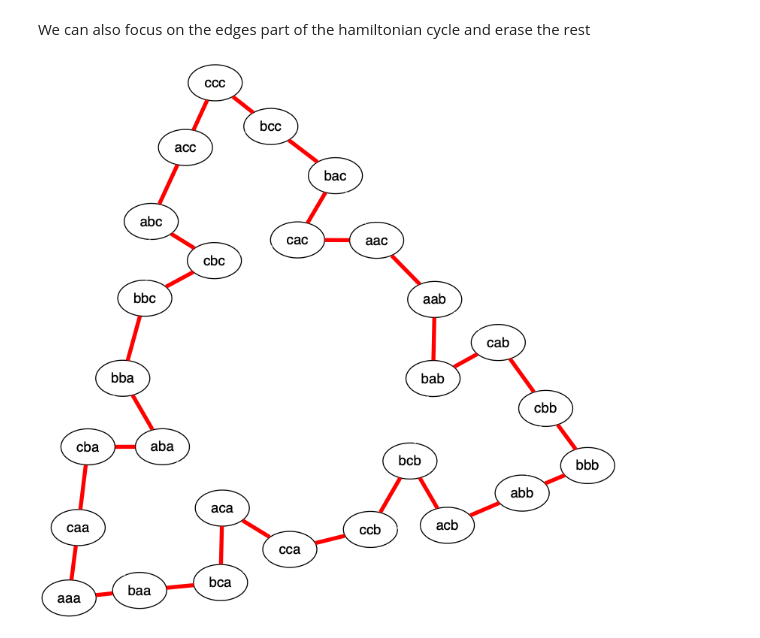
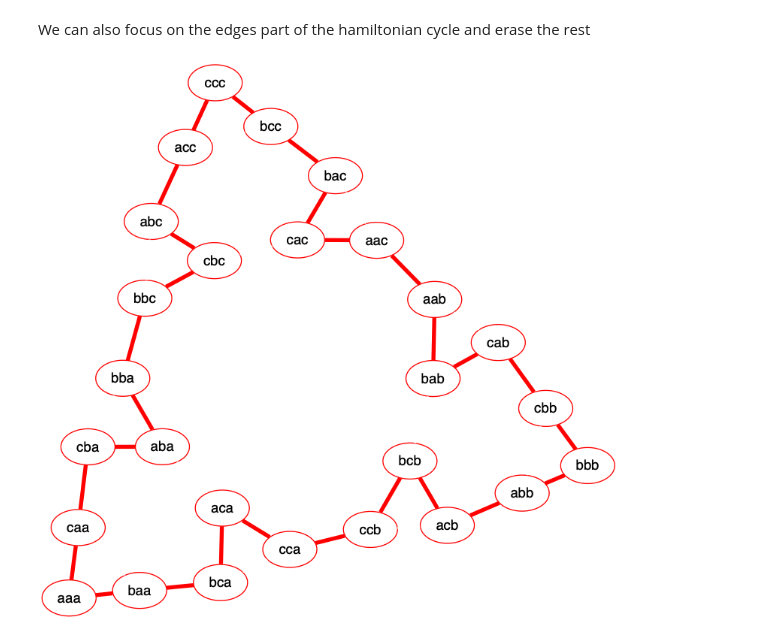
Before and after one commit to sahil1105/PWE-demos-dev, a Jupyter notebook: TOH Graphical Representation.ipynb, the cells around one changed output. Drawn from its saved outputs; the diff is of its cells as text; code cells hidden in the pictures.

```diff
--- a/TOH Graphical Representation.ipynb
+++ b/TOH Graphical Representation.ipynb
@@ -276,6 +276,8 @@ hamil_pw_rels_dfs['in_2']
 We can now easily visualize this using networkx and nxpd again:
 # %%
 G_temp = deepcopy(G)
+for node in G_temp.nodes:
+    G_temp.nodes[node]['color'] = 'red'
 for edge in G_temp.edges:
     G_temp.edges[edge]['penwidth'] = 0.3
 for i, row in hamil_pw_rels_dfs['in_2'].iterrows():
@@ -292,14 +294,16 @@ draw(G_temp)
 We can also focus on the edges part of the hamiltonian cycle and erase the rest
 # %%
 G_temp = deepcopy(G)
+for node in G_temp.nodes:
+    G_temp.nodes[node]['color'] = 'red'
 for edge in G_temp.edges:
     G_temp.edges[edge]['color'] = '#ffffff'
 for i, row in hamil_pw_rels_dfs['in_2'].iterrows():
     G_temp.edges[(row['x1'], row['x2'])]['color'] = 'red'
     G_temp.edges[(row['x1'], row['x2'])]['penwidth'] = 4
 draw(G_temp)
 # %% [output]
-[figure, old version]
+[figure, new version]
 # %%
 # To save the above visualization:
 # for f in ['png', 'pdf', 'svg', 'dot']:
```
Also changed, not shown: parts of 2 cells of this notebook.
